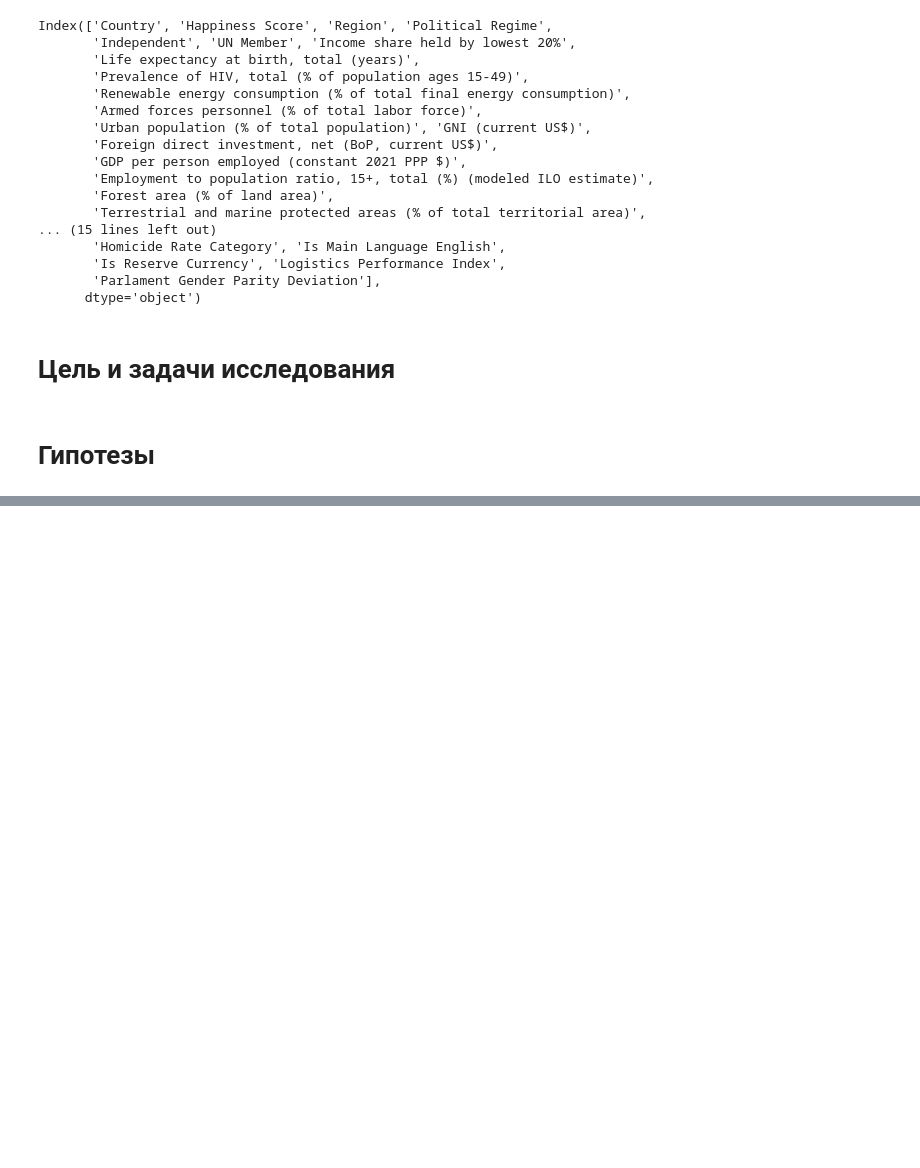
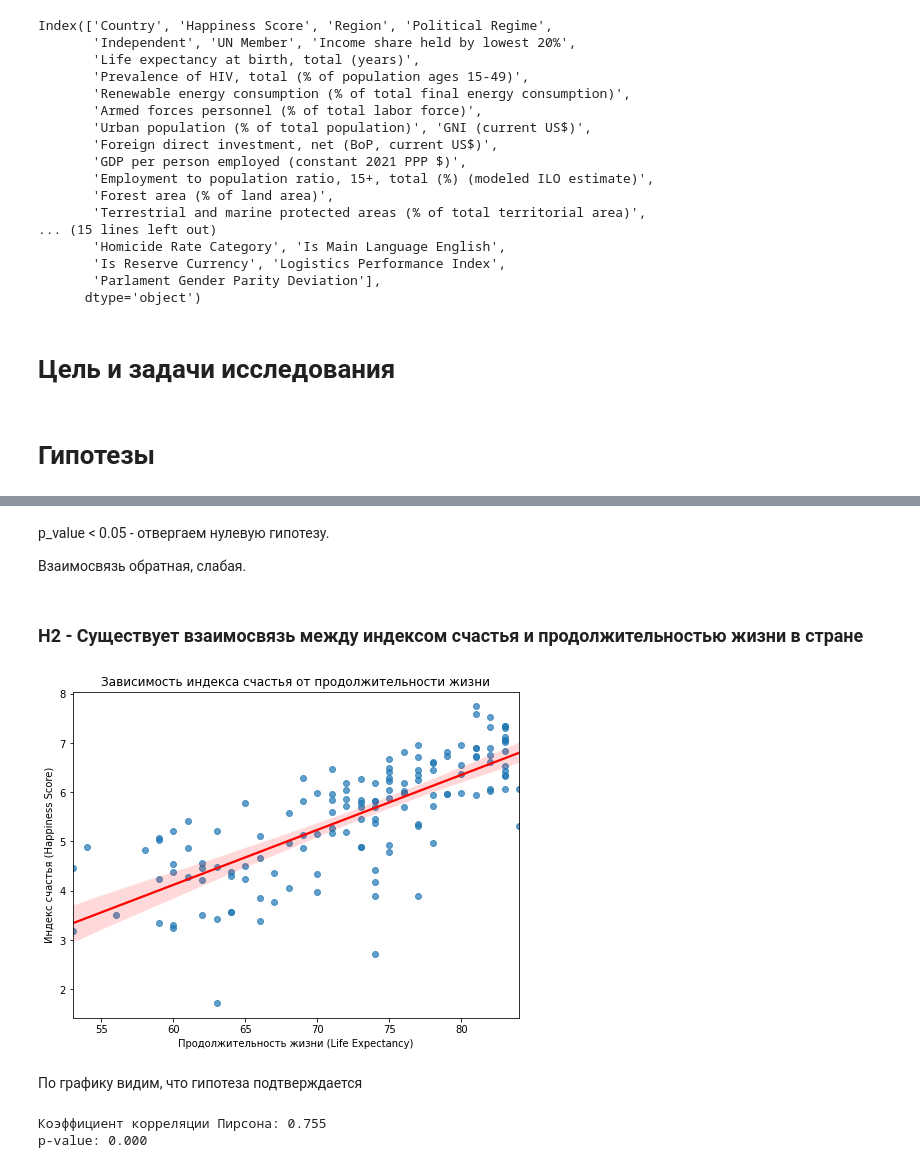
Before and after one commit to seny03/countries-happiness-analysis, a Jupyter notebook: src/analysis.ipynb, the cells around one changed output, grey strips where cells are left out. Drawn from its saved outputs; the diff is of its cells as text; code cells hidden in the pictures; blank space fills up the shorter version.

```diff
--- a/src/analysis.ipynb
+++ b/src/analysis.ipynb
@@ -777,0 +402,27 @@ p-value = 9.957837961684144e-11 < 0.01
+# %% [markdown]
+p_value < 0.05 - отвергаем нулевую гипотезу.
+
+Взаимосвязь обратная, слабая.
+# %% [markdown]
+### Н2 - Существует взаимосвязь между индексом счастья и продолжительностью жизни в стране
+# %%
+data = df[['Life expectancy at birth, total (years)', 'Happiness Score']].dropna().astype('float')
+plt.figure(figsize=(8, 6))
+sns.regplot(x='Life expectancy at birth, total (years)', y='Happiness Score', data=data,
+            scatter_kws={'alpha': 0.7}, line_kws={'color': 'red'})
+plt.title("Зависимость индекса счастья от продолжительности жизни")
+plt.xlabel("Продолжительность жизни (Life Expectancy)")
+plt.ylabel("Индекс счастья (Happiness Score)")
+plt.show()
+# %% [output]
+[figure, added]
+# %% [markdown]
+По графику видим, что гипотеза подтверждается
+# %%
+from scipy.stats import pearsonr
+corr, p_value = pearsonr(data['Happiness Score'], data['Life expectancy at birth, total (years)'])
+print(f"Коэффициент корреляции Пирсона: {corr:.3f}")
+print(f"p-value: {p_value:.3f}")
+# %% [output]
+Коэффициент корреляции Пирсона: 0.755
+p-value: 0.000
```
Also changed, not shown: parts of 169 cells of this notebook.
